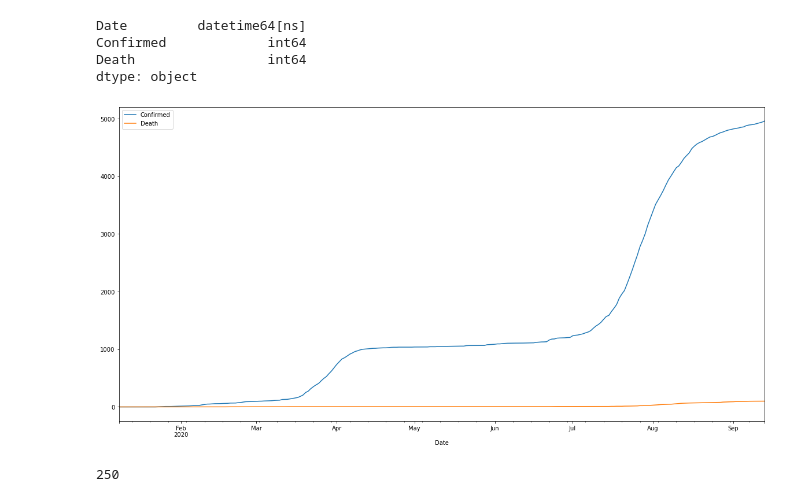
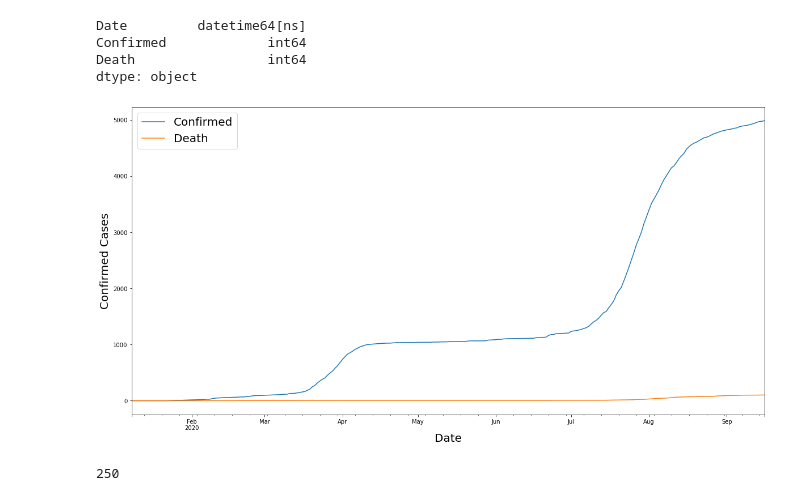
Before and after one commit to jackychansky/COVID19-ResponseFromHK-DataAnalysis, a Jupyter notebook: JC/covid_trend_hk.ipynb, the cells around one changed output. Drawn from its saved outputs; the diff is of its cells as text; code cells hidden in the pictures.

```diff
--- a/JC/covid_trend_hk.ipynb
+++ b/JC/covid_trend_hk.ipynb
@@ -67,9 +67,12 @@ df_covid.sort_values(by="Date", inplace=True)
 df_covid.set_index("Date", inplace=True)
 # %%
 covid_fig = df_covid.plot(figsize = (20,10))
+plt.ylabel("Confirmed Cases", fontsize=20)
+plt.xlabel("Date", fontsize=20)
+plt.legend(prop={"size":20})
 covid_fig.get_figure().savefig("covidcum_hk.png")
 # %% [output]
-[figure, old version]
+[figure, new version]
 # %%
 len(df_covid.index)
 # %% [output]
```
Also changed, not shown: parts of 1 cell of this notebook.
